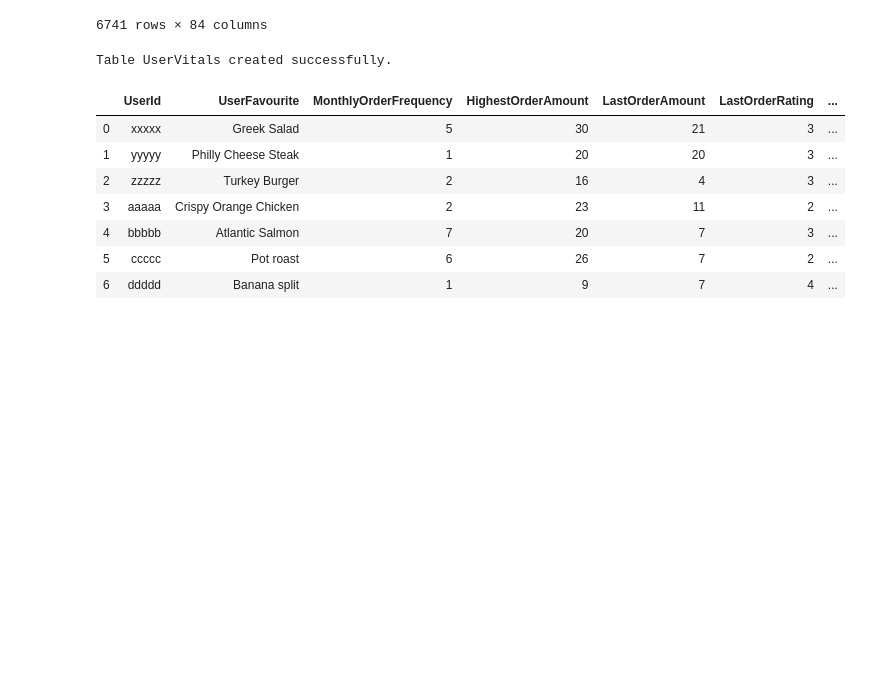
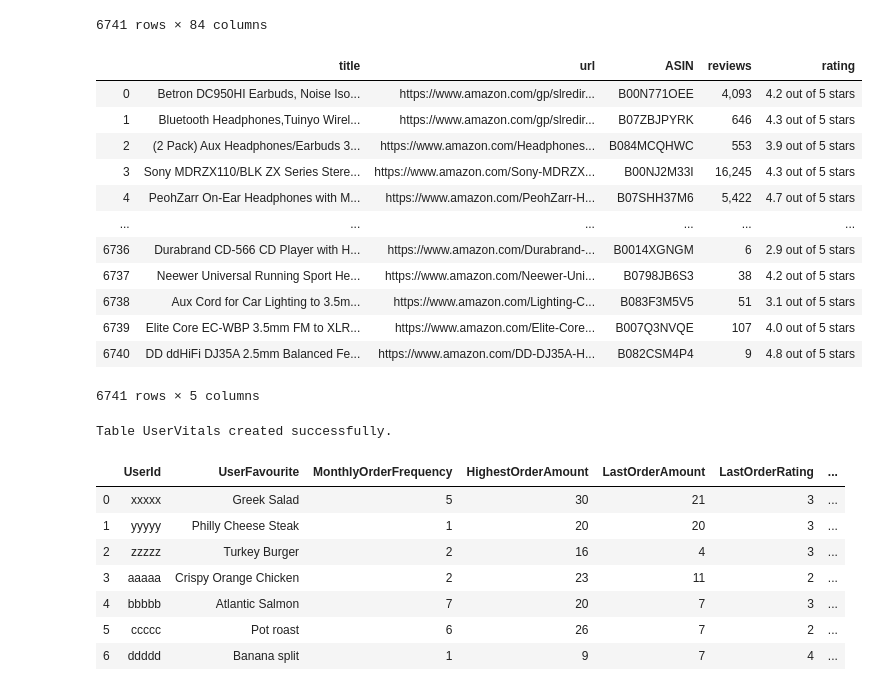
Before and after one commit to shekharbiswas/Ecommerce-SQL, a Jupyter notebook: create_headphones.ipynb, the cells around one changed output. Saved outputs shown, nothing was run; the diff lists cells and outputs as text; code cells hidden in the pictures; blank space fills up the shorter version.

```diff
--- a/create_headphones.ipynb
+++ b/create_headphones.ipynb
@@ -207,6 +207,22 @@ df
 6741 rows × 84 columns
 # %%
 df[['title', 'url', 'ASIN', 'reviews', 'rating']].reset_index(drop = True).to_csv('cleandata/headphone_search.csv')
+# %%
+df[['title', 'url', 'ASIN', 'reviews', 'rating']]
+# %% [output]
+|  | title | url | ASIN | reviews | rating |
+| 0 | Betron DC950HI Earbuds, Noise Iso... | https://www.amazon.com/gp/slredir... | B00N771OEE | 4,093 | 4.2 out of 5 stars |
+| 1 | Bluetooth Headphones,Tuinyo Wirel... | https://www.amazon.com/gp/slredir... | B07ZBJPYRK | 646 | 4.3 out of 5 stars |
+| 2 | (2 Pack) Aux Headphones/Earbuds 3... | https://www.amazon.com/Headphones... | B084MCQHWC | 553 | 3.9 out of 5 stars |
+| 3 | Sony MDRZX110/BLK ZX Series Stere... | https://www.amazon.com/Sony-MDRZX... | B00NJ2M33I | 16,245 | 4.3 out of 5 stars |
+| 4 | PeohZarr On-Ear Headphones with M... | https://www.amazon.com/PeohZarr-H... | B07SHH37M6 | 5,422 | 4.7 out of 5 stars |
+| ... | ... | ... | ... | ... | ... |
+| 6736 | Durabrand CD-566 CD Player with H... | https://www.amazon.com/Durabrand-... | B0014XGNGM | 6 | 2.9 out of 5 stars |
+| 6737 | Neewer Universal Running Sport He... | https://www.amazon.com/Neewer-Uni... | B0798JB6S3 | 38 | 4.2 out of 5 stars |
+| 6738 | Aux Cord for Car Lighting to 3.5m... | https://www.amazon.com/Lighting-C... | B083F3M5V5 | 51 | 3.1 out of 5 stars |
+| 6739 | Elite Core EC-WBP 3.5mm FM to XLR... | https://www.amazon.com/Elite-Core... | B007Q3NVQE | 107 | 4.0 out of 5 stars |
+| 6740 | DD ddHiFi DJ35A 2.5mm Balanced Fe... | https://www.amazon.com/DD-DJ35A-H... | B082CSM4P4 | 9 | 4.8 out of 5 stars |
+6741 rows × 5 columns
 # %%
 
 userVitals = {"UserId":["xxxxx", "yyyyy", "zzzzz", "aaaaa", "bbbbb", "ccccc", "ddddd"],
```
